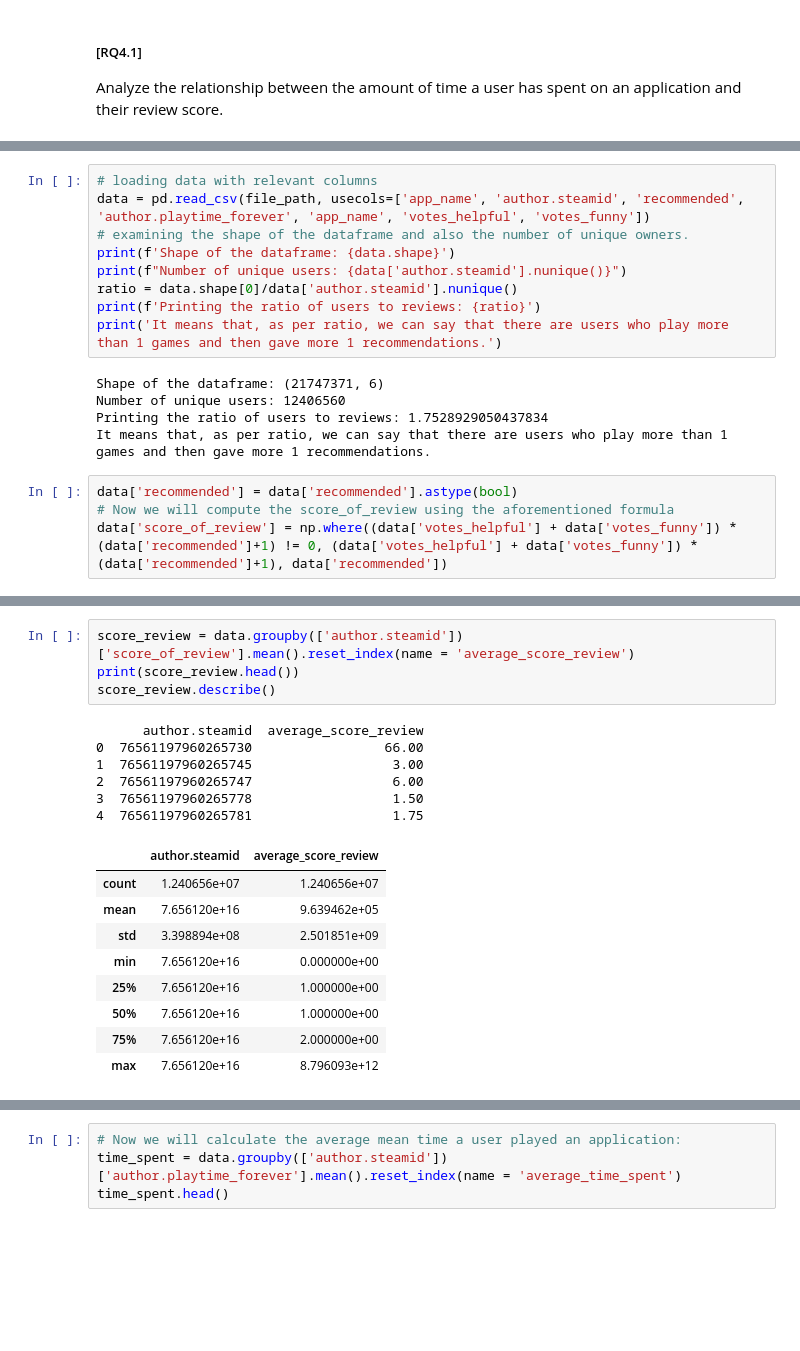
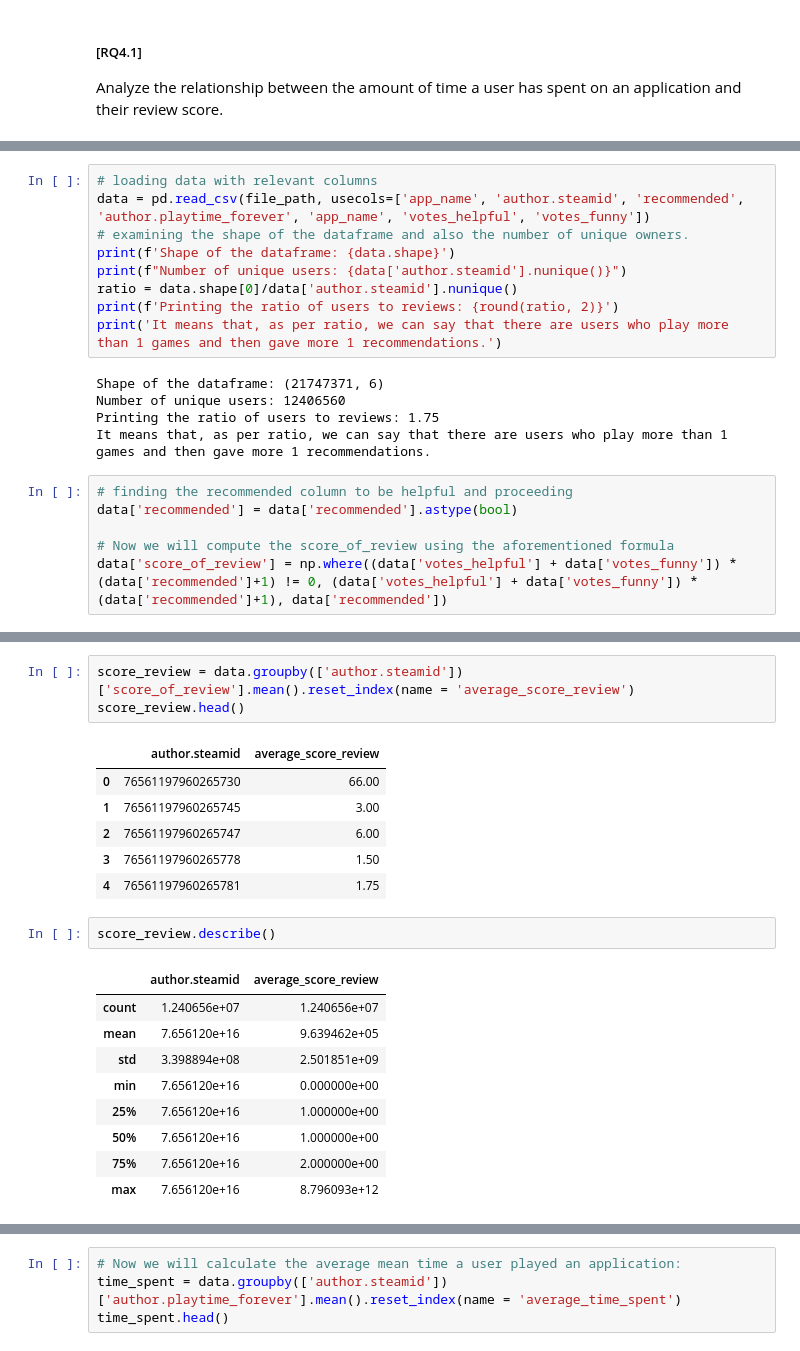
Before and after one commit to shahzeb512/ADM-HW2, a Jupyter notebook: main.ipynb, the cells around one changed output, grey strips where cells are left out. Saved outputs shown, nothing was run; the diff lists cells and outputs as text; blank space fills up the shorter version.

```diff
--- a/main.ipynb
+++ b/main.ipynb
@@ -1157,15 +1160,17 @@ data = pd.read_csv(file_path, usecols=['app_name', 'author.steamid', 'recommende
 print(f'Shape of the dataframe: {data.shape}')
 print(f"Number of unique users: {data['author.steamid'].nunique()}")
 ratio = data.shape[0]/data['author.steamid'].nunique()
-print(f'Printing the ratio of users to reviews: {ratio}')
+print(f'Printing the ratio of users to reviews: {round(ratio, 2)}')
 print('It means that, as per ratio, we can say that there are users who play more than 1 games and then gave more 1 recommendations.')
 # %% [output]
 Shape of the dataframe: (21747371, 6)
 Number of unique users: 12406560
-Printing the ratio of users to reviews: 1.7528929050437834
+Printing the ratio of users to reviews: 1.75
 It means that, as per ratio, we can say that there are users who play more than 1 games and then gave more 1 recommendations.
 # %%
+# finding the recommended column to be helpful and proceeding
 data['recommended'] = data['recommended'].astype(bool)
+
 # Now we will compute the score_of_review using the aforementioned formula
 data['score_of_review'] = np.where((data['votes_helpful'] + data['votes_funny']) * (data['recommended']+1) != 0, (data['votes_helpful'] + data['votes_funny']) * (data['recommended']+1), data['recommended'])
 # %%
@@ -1179,21 +1184,23 @@ data.head()
 | 4 | The Witcher 3: Wild Hunt | True | 0 | 0 | 76561199028326951 | 217.0 | ... |
 # %%
 score_review = data.groupby(['author.steamid'])['score_of_review'].mean().reset_index(name = 'average_score_review')
-print(score_review.head())
-score_review.describe()
+score_review.head()
 # %% [output]
-      author.steamid  average_score_review
-0  76561197960265730                 66.00
-1  76561197960265745                  3.00
-2  76561197960265747                  6.00
-3  76561197960265778                  1.50
-4  76561197960265781                  1.75
 |  | author.steamid | average_score_review |
-| count | 1.240656e+07 | 1.240656e+07 |
-| mean | 7.656120e+16 | 9.639462e+05 |
-| std | 3.398894e+08 | 2.501851e+09 |
-| min | 7.656120e+16 | 0.000000e+00 |
-| 25% | 7.656120e+16 | 1.000000e+00 |
-| 50% | 7.656120e+16 | 1.000000e+00 |
-| 75% | 7.656120e+16 | 2.000000e+00 |
-| max | 7.656120e+16 | 8.796093e+12 |
+| 0 | 76561197960265730 | 66.00 |
+| 1 | 76561197960265745 | 3.00 |
+| 2 | 76561197960265747 | 6.00 |
+| 3 | 76561197960265778 | 1.50 |
+| 4 | 76561197960265781 | 1.75 |
+# %%
+score_review.describe()
+# %% [output]
+|  | author.steamid | average_score_review |
+| count | 1.240656e+07 | 1.240656e+07 |
+| mean | 7.656120e+16 | 9.639462e+05 |
+| std | 3.398894e+08 | 2.501851e+09 |
+| min | 7.656120e+16 | 0.000000e+00 |
+| 25% | 7.656120e+16 | 1.000000e+00 |
+| 50% | 7.656120e+16 | 1.000000e+00 |
+| 75% | 7.656120e+16 | 2.000000e+00 |
+| max | 7.656120e+16 | 8.796093e+12 |
```
Also changed, not shown: parts of 78 cells of this notebook.
